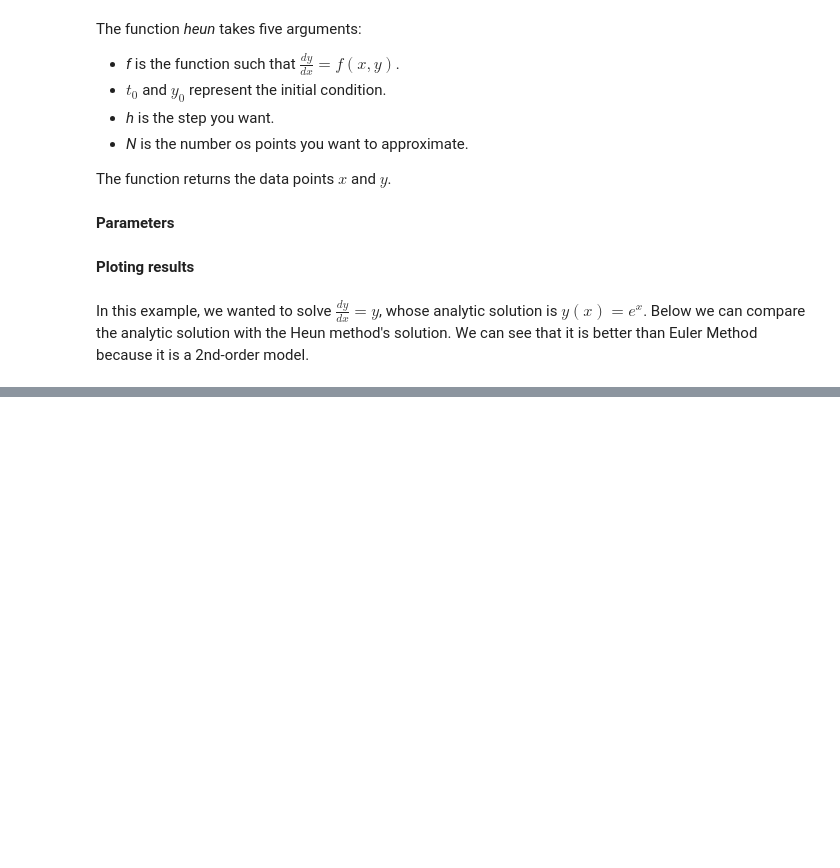
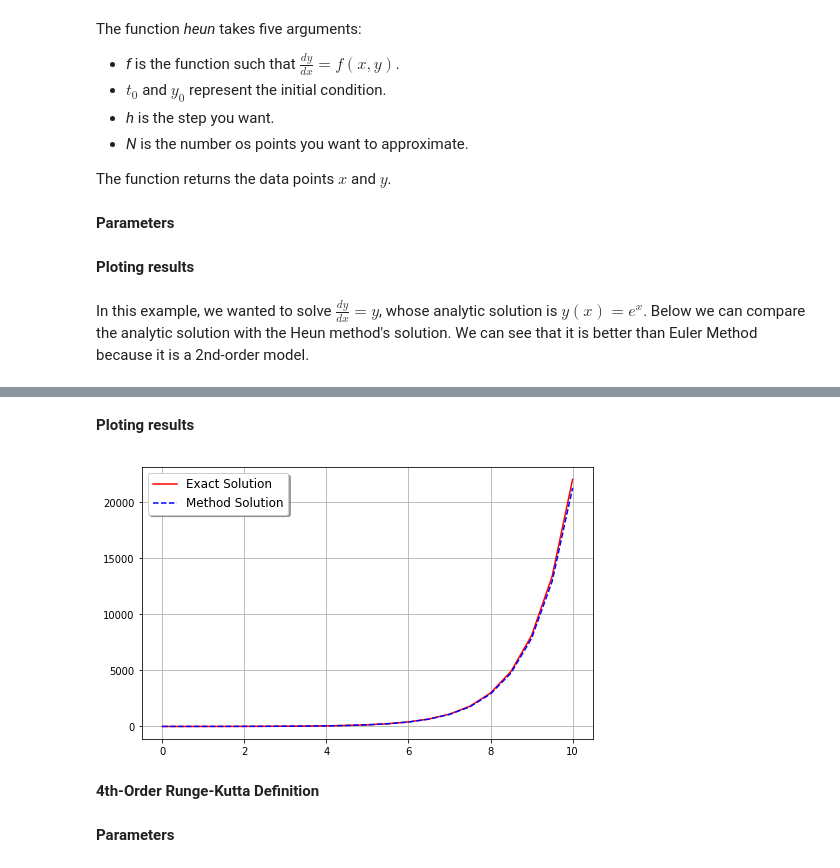
Before and after one commit to rodrigoescorcio/Numerical, a Jupyter notebook: Ordinary-Differential-Equations.ipynb, the cells around one changed output, grey strips where cells are left out. Drawn from its saved outputs; the diff is of its cells as text; code cells hidden in the pictures; blank space fills up the shorter version.

```diff
--- a/Ordinary-Differential-Equations.ipynb
+++ b/Ordinary-Differential-Equations.ipynb
@@ -127,0 +132,11 @@ plt.show()
+# %%
+def rk3(f, x0, y0, h, N):
+    x = x0 + np.arange(N+1)*h
+    y = np.zeros(N+1)
+    y[0] = y0
+    for n in range(N):
+        k1 = h*f(x[n],y[n])
+        k2 = h*f(x[n]+h/2.0, y[n]+k1/2.0)
+        k3 = h*f(x[n]+3.0*h/4, y[n]+3.0*k2/4)
+        y[n+1] = y[n] + 2.0*k1/9 + k2/3.0 + 4.0*k3/9
+    return x,y
@@ -127,0 +145,24 @@ plt.show()
+# %%
+def f(x,y):
+    return y
+
+x0 = 0
+y0 = 1
+h = 0.5
+N = 20
+# %% [markdown]
+**Ploting results**
+# %%
+x, y = rk3(f, x0, y0, h, N)
+
+plt.figure(figsize=(8.09,5))
+plt.plot(x,np.exp(x),'r', label="Exact Solution")
+plt.plot(x,y, 'b--', label="Method Solution")
+plt.grid()
+plt.legend(shadow=True, fontsize=12, loc=0)
+
+plt.show()
+# %% [output]
+[figure, added]
+# %% [markdown]
+**4th-Order Runge-Kutta Definition**
@@ -127,0 +181,2 @@ plt.show()
+# %% [markdown]
+**Parameters**
```
Also changed, not shown: parts of 15 cells of this notebook, 1 other file.
